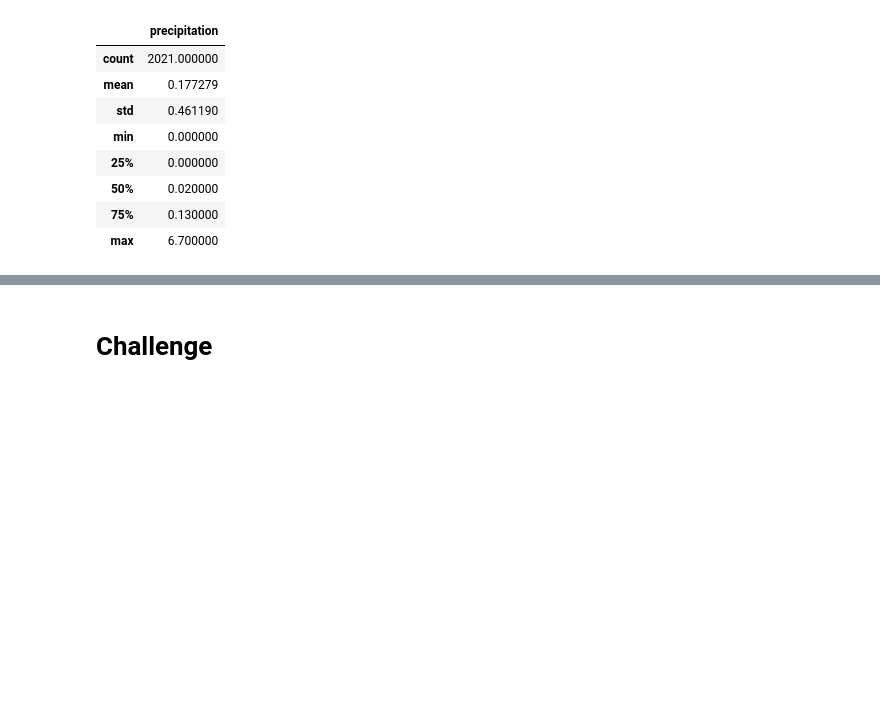
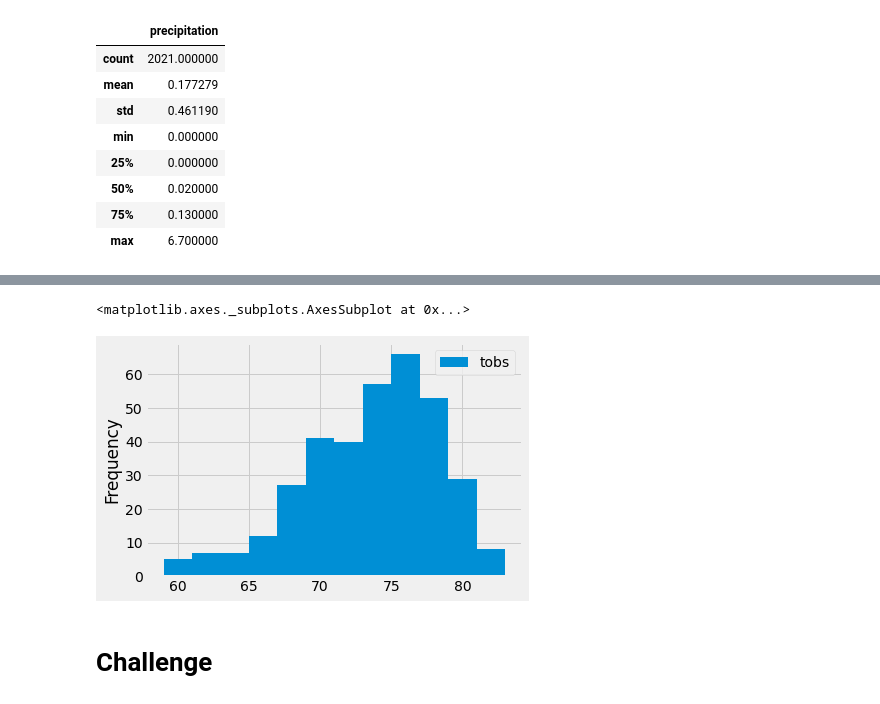
Before and after one commit to daphany/surfs_up, a Jupyter notebook: climate_analysis.ipynb, the cells around one changed output, grey strips where cells are left out. Saved outputs shown, nothing was run; the diff lists cells and outputs as text; code cells hidden in the pictures; blank space fills up the shorter version.

```diff
--- a/climate_analysis.ipynb
+++ b/climate_analysis.ipynb
@@ -111,3 +128,6 @@ df.describe()
 # %%
 # Choose the station with the highest number of temperature observations.
 # Query the last 12 months of temperature observation data for this station and plot the results as a histogram
+results = session.query(Measurement.tobs).filter(Measurement.station == 'USC00519281').filter(Measurement.date >= prev_year).all()
+df = pd.DataFrame(results, columns=['tobs'])
+df.head(17)
@@ -114,5 +153,9 @@ df.describe()
 # %%
 # Write a function called `calc_temps` that will accept start date and end date in the format '%Y-%m-%d'
 # and return the minimum, average, and maximum temperatures for that range of dates
+df.plot.hist(bins=12)
+# %% [output]
+<matplotlib.axes._subplots.AxesSubplot at 0x...>
+[figure, added]
 # %% [markdown]
 # Challenge
```
Also changed, not shown: parts of 4 cells of this notebook.
